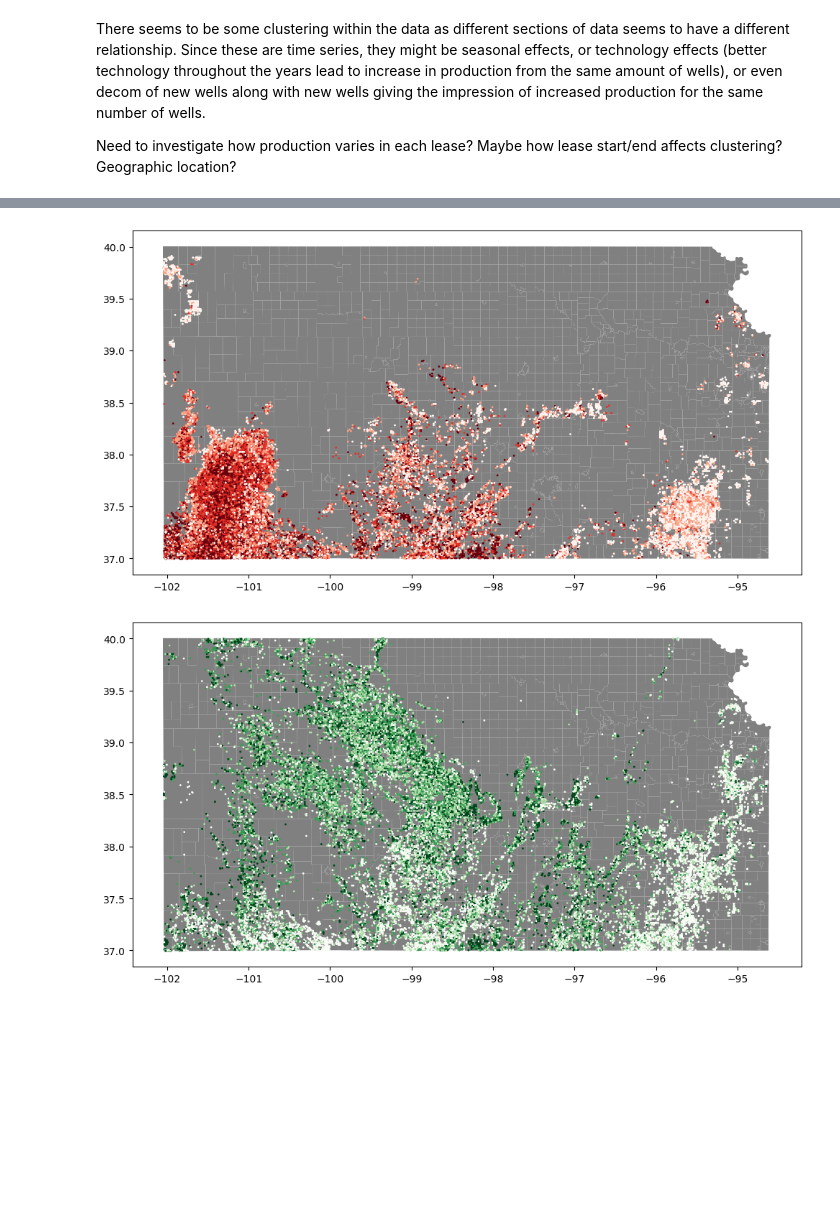
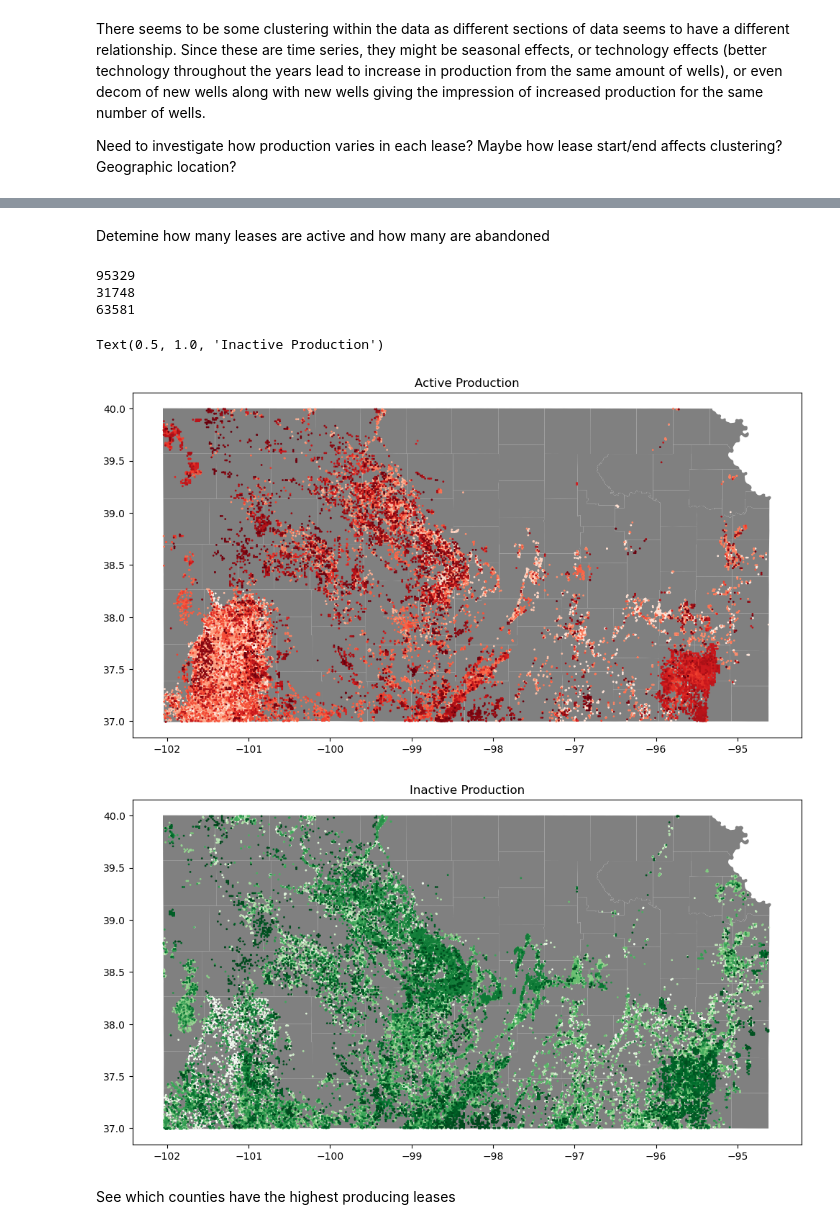
Before and after one commit to Energy-DVA/energy, a Jupyter notebook: _1_analysis/eda.ipynb, the cells around one changed output, grey strips where cells are left out. Saved outputs shown, nothing was run; the diff lists cells and outputs as text; code cells hidden in the pictures; blank space fills up the shorter version.

```diff
--- a/_1_analysis/eda.ipynb
+++ b/_1_analysis/eda.ipynb
@@ -76,19 +169,18 @@ df_lease["yearly_production"] = df_lease['PRODUCTION'] / df_lease['year_span']
+# %% [markdown]
+Detemine how many leases are active and how many are abandoned
 # %%
 s = select(
     [
-        lease.c.COUNTY,
-        lease.c.PRODUCES,
-        lease.c.PRODUCTION,
+        lease.c.LEASE_KID,
         lease.c.YEAR_START,
         lease.c.YEAR_STOP,
         lease.c.LATITUDE,
         lease.c.LONGITUDE
     ]
 ).where(lease.c.PRODUCTION != None)
-df_lease = pd.read_sql(s, engine)
-geometry = [Point(xy) for xy in zip(df_lease['LONGITUDE'],df_lease['LATITUDE'])]
-df_lease = gpd.GeoDataFrame(df_lease, geometry=geometry, crs = kansas_state.crs)
+df_active_leases = pd.read_sql(s, engine)
+geometry = [Point(xy) for xy in zip(df_active_leases['LONGITUDE'],df_active_leases['LATITUDE'])]
+df_active_leases = gpd.GeoDataFrame(df_active_leases, geometry=geometry, crs = kansas_state.crs)
 
-# Get production average per year for each lease to see which counties have the most prolific production
-df_lease['year_span'] = (df_lease['YEAR_STOP'] - df_lease['YEAR_START']).apply(lambda x: max(x,1))
-df_lease["yearly_production"] = df_lease['PRODUCTION'] / df_lease['year_span']
+df_active_leases["active"] = df_active_leases['YEAR_STOP'] == 2022
+df_active_leases["years_active"] = (df_active_leases["YEAR_STOP"] - df_active_leases["YEAR_START"]).apply(lambda x: max(1,x))
@@ -102,15 +187,26 @@ df_lease_oil['rank'] = pd.Categorical(np.ceil(df_lease_oil['yearly_production'].
-# %%
-fig, ax = plt.subplots(figsize = (12,10))
-kansas_state.plot(ax = ax, color = 'grey')
-df_lease_gas.plot(ax = ax, cmap = 'Reds', column = 'rank', markersize = 1)
-#df_lease_oil.plot(ax = ax, cmap = 'Greens', column = 'rank', markersize = 1)
-fig.show()
-
-fig, ax = plt.subplots(figsize = (12,10))
-kansas_state.plot(ax = ax, color = 'grey')
-#df_lease_gas.plot(ax = ax, cmap = 'Reds', column = 'rank', markersize = 1)
-df_lease_oil.plot(ax = ax, cmap = 'Greens', column = 'rank', markersize = 1)
-fig.show()
-# %% [output]
-[figure, removed]
-[figure, removed]
+# %%
+print(df_active_leases["LEASE_KID"].count())
+print(df_active_leases[df_active_leases["active"]==True]["LEASE_KID"].count())
+print(df_active_leases[df_active_leases["active"]==False]["LEASE_KID"].count())
+# %% [output]
+95329
+31748
+63581
+# %%
+# Plot active leases
+fig, ax = plt.subplots(figsize = (12,10))
+kansas_state.plot(ax = ax, color = 'grey')
+df_active_leases[df_active_leases["active"]==True].plot(ax = ax, cmap = 'Reds', markersize = 1)
+ax.set_title("Active Production")
+
+# Plot inactive leases
+fig, ax = plt.subplots(figsize = (12,10))
+kansas_state.plot(ax = ax, color = 'grey')
+df_active_leases[df_active_leases["active"]==False].plot(ax = ax, cmap = 'Greens', markersize = 1)
+ax.set_title("Inactive Production")
+# %% [output]
+Text(0.5, 1.0, 'Inactive Production')
+[figure, added]
+[figure, added]
+# %% [markdown]
+See which counties have the highest producing leases
```
Also changed, not shown: parts of 13 cells of this notebook.
